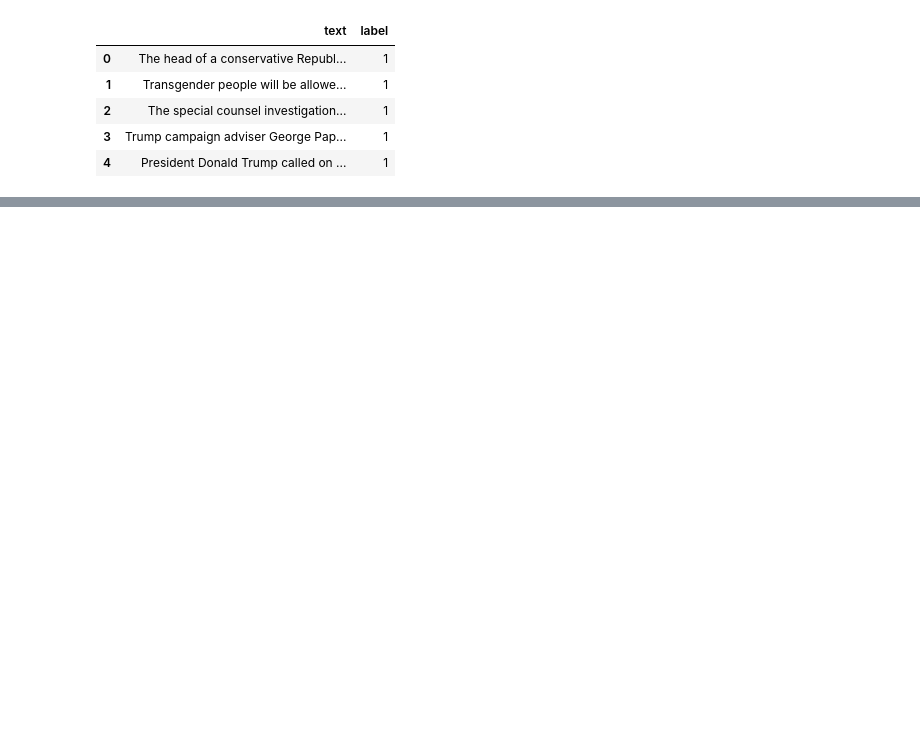
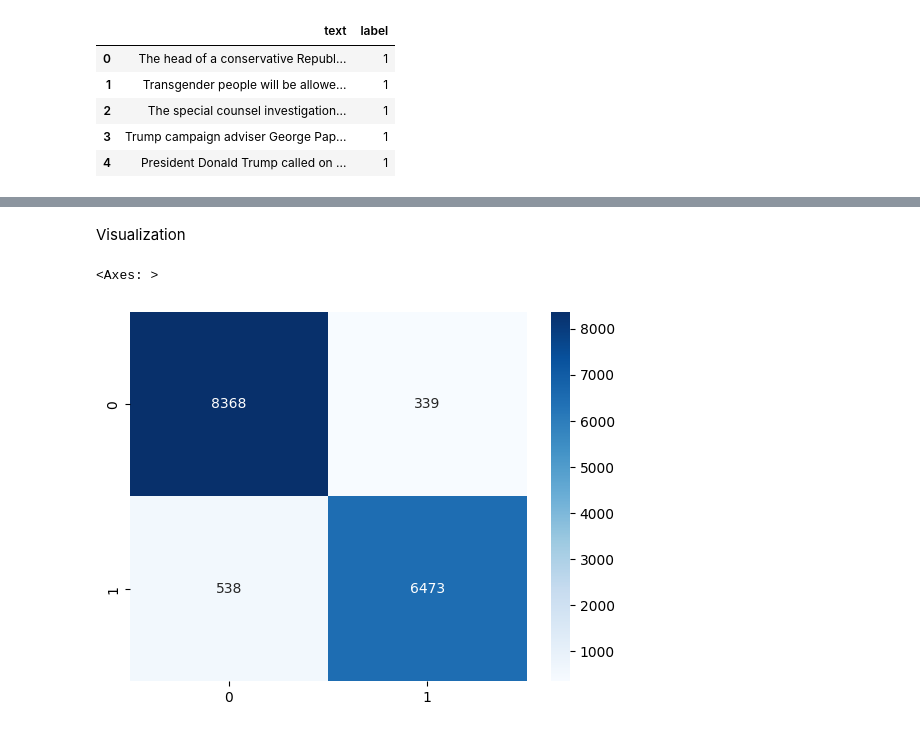
Before and after one commit to Yueming02/Datathon, a Jupyter notebook: Datathon.ipynb, the cells around one changed output, grey strips where cells are left out. Drawn from its saved outputs; the diff is of its cells as text; code cells hidden in the pictures; blank space fills up the shorter version.

```diff
--- a/Datathon.ipynb
+++ b/Datathon.ipynb
@@ -48,0 +395,14 @@ df_fake.head()
+# %%
+# Split the vectorized data into training and testing sets Stemm
+X_trainLemm, X_testLemm, y_trainLemm, y_testLemm = train_test_split(X_vecLemm, y, test_size=0.2, random_state=42)
+
+# Train a logistic regression model on the vectorized training data
+lrLem = LogisticRegression()
+lrLem.fit(X_trainLemm, y_trainLemm)
+
+# Predict the labels for the vectorized test data
+y_predLemm = lrLem.predict(X_testLemm)
+
+# Evaluate the accuracy of the predicted labels
+accuracyLemm = accuracy_score(y_testLemm, y_predLemm)
+print("AccuracyLemm:", accuracyLemm)
@@ -48,0 +411,13 @@ df_fake.head()
+# %% [markdown]
+Visualization
+# %%
+from sklearn.metrics import confusion_matrix
+
+# calculate confusion matrix
+cm = confusion_matrix(y_testLemm, y_predLemm)
+
+# display confusion matrix as a heatmap using seaborn
+sns.heatmap(cm, annot=True, cmap='Blues', fmt='g')
+# %% [output]
+<Axes: >
+[figure, added]
```
Also changed, not shown: parts of 40 cells of this notebook.
